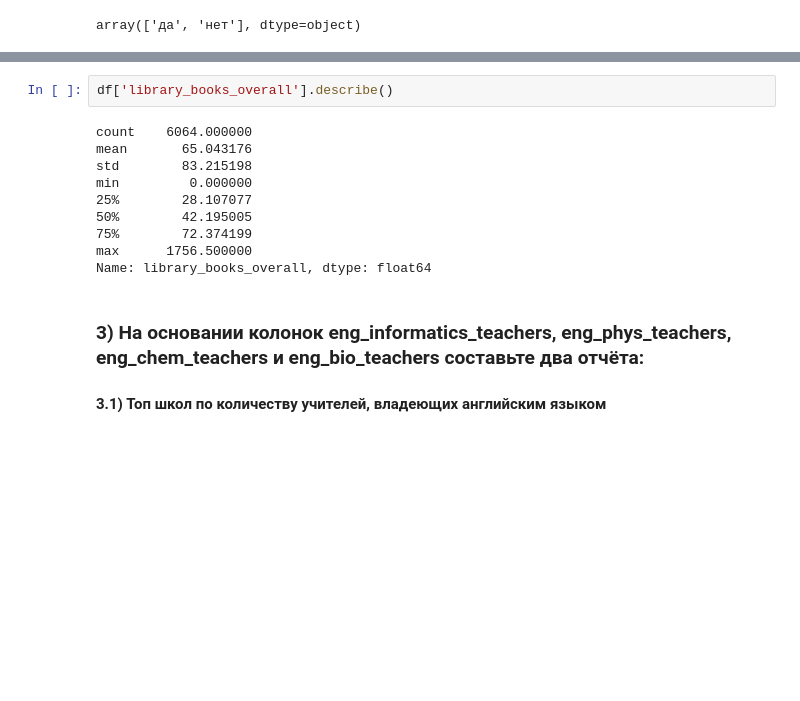
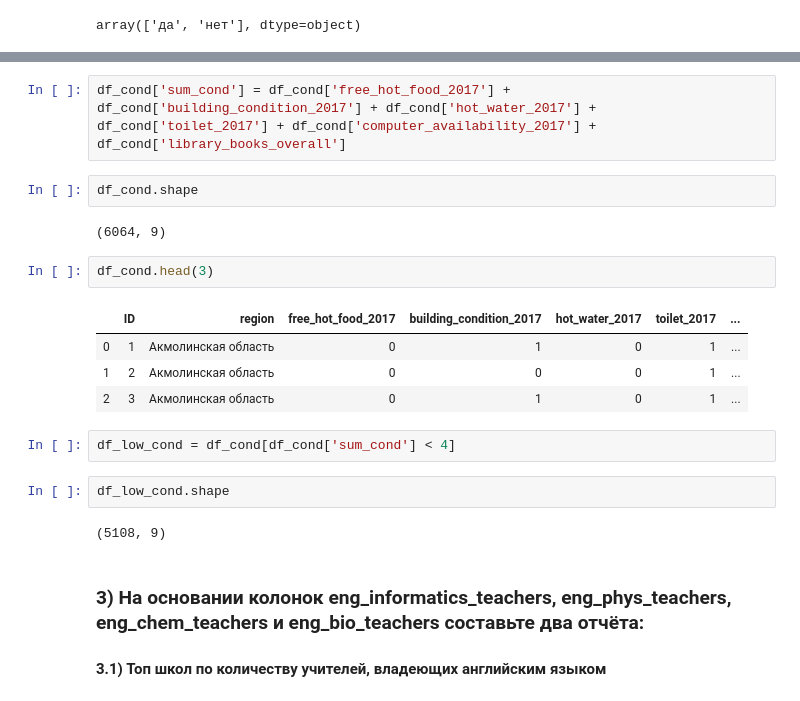
Before and after one commit to ZhansayaZhapar/dsacademy-python, a Jupyter notebook: HW2.ipynb, the cells around one changed output, grey strips where cells are left out. Drawn from its saved outputs; the diff is of its cells as text; blank space fills up the shorter version.

```diff
--- a/HW2.ipynb
+++ b/HW2.ipynb
@@ -457,15 +489,22 @@ Name: free_hot_food_2017, dtype: float64
-# %%
-df['library_books_overall'].describe()
-# %% [output]
-count    6064.000000
-mean       65.043176
-std        83.215198
-min         0.000000
-25%        28.107077
-50%        42.195005
-75%        72.374199
-max      1756.500000
-Name: library_books_overall, dtype: float64
+# %%
+df_cond['sum_cond'] = df_cond['free_hot_food_2017'] + df_cond['building_condition_2017'] + df_cond['hot_water_2017'] + df_cond['toilet_2017'] + df_cond['computer_availability_2017'] + df_cond['library_books_overall']
+# %%
+df_cond.shape
+# %% [output]
+(6064, 9)
+# %%
+df_cond.head(3)
+# %% [output]
+|  | ID | region | free_hot_food_2017 | building_condition_2017 | hot_water_2017 | toilet_2017 | ... |
+| 0 | 1 | Акмолинская область | 0 | 1 | 0 | 1 | ... |
+| 1 | 2 | Акмолинская область | 0 | 0 | 0 | 1 | ... |
+| 2 | 3 | Акмолинская область | 0 | 1 | 0 | 1 | ... |
+# %%
+df_low_cond = df_cond[df_cond['sum_cond'] < 4]
+# %%
+df_low_cond.shape
+# %% [output]
+(5108, 9)
 # %% [markdown]
 ### 3) На основании колонок eng_informatics_teachers, eng_phys_teachers, eng_chem_teachers и eng_bio_teachers составьте два отчёта:
 
```
Also changed, not shown: parts of 8 cells of this notebook.
